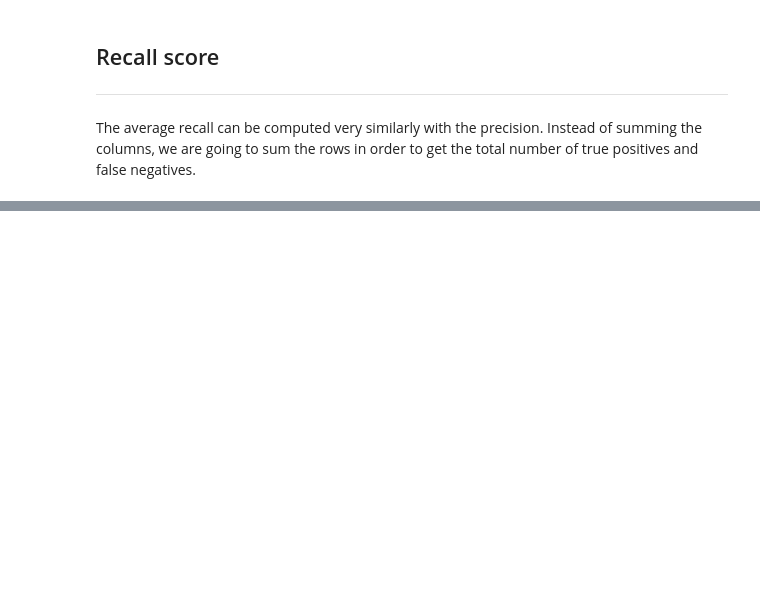
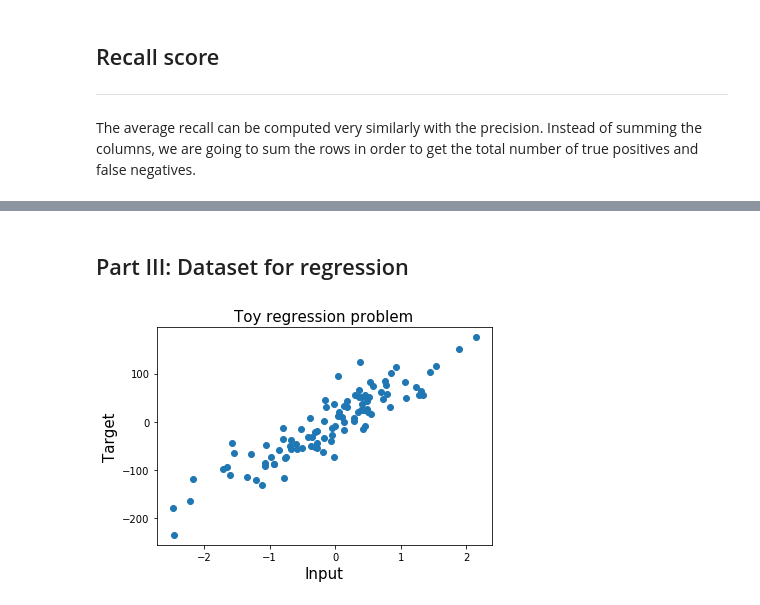
Before and after one commit to madalinabuzau/tensorflow-eager-tutorials, a Jupyter notebook: 02_using_metrics_in_eager_mode.ipynb, the cells around one changed output, grey strips where cells are left out. Saved outputs shown, nothing was run; the diff lists cells and outputs as text; code cells hidden in the pictures; blank space fills up the shorter version.

```diff
--- a/02_using_metrics_in_eager_mode.ipynb
+++ b/02_using_metrics_in_eager_mode.ipynb
@@ -235,0 +282,12 @@ print('Average precision: ', precision_score.numpy())
+# %% [markdown]
+## Part III: Dataset for regression
+# %%
+X, y = make_regression(n_samples=100, n_features=1, n_informative=1, noise=30,
+                       random_state=2018)
+# %%
+plt.scatter(X, y);
+plt.xlabel('Input', fontsize=15);
+plt.ylabel('Target', fontsize=15);
+plt.title('Toy regression problem', fontsize=15);
+# %% [output]
+[figure, added]
```
Also changed, not shown: parts of 18 cells of this notebook, 1 other file.
